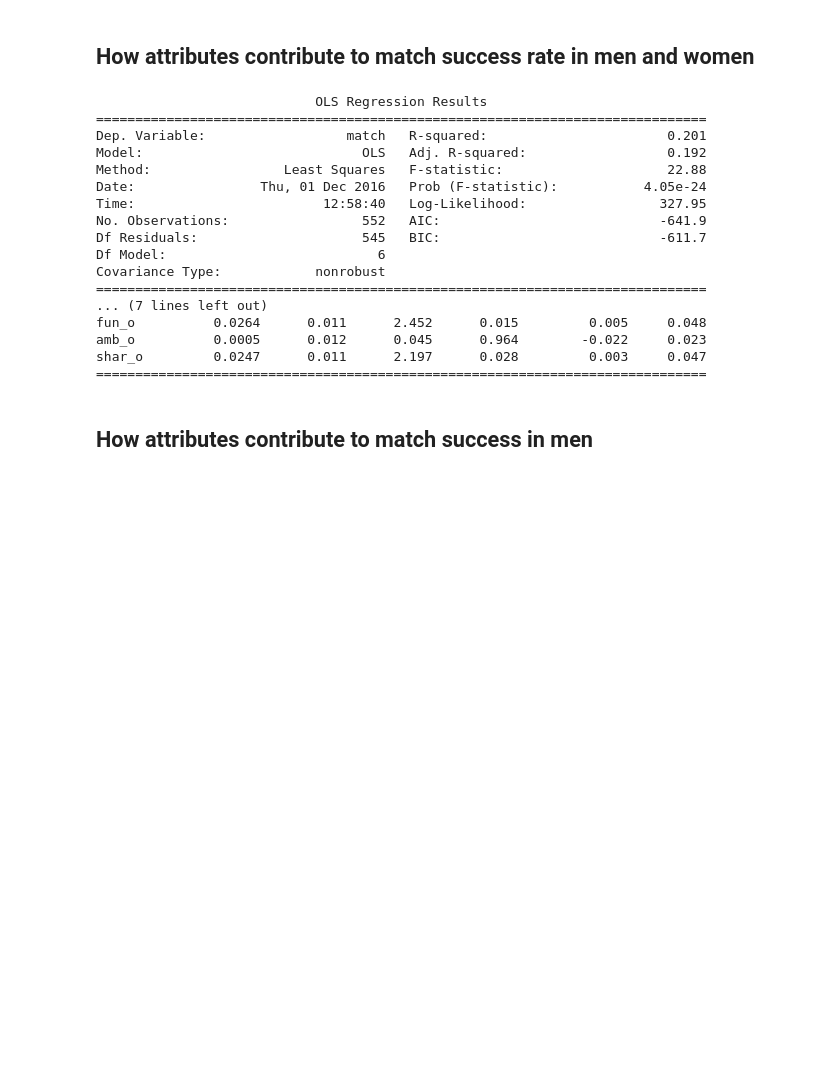
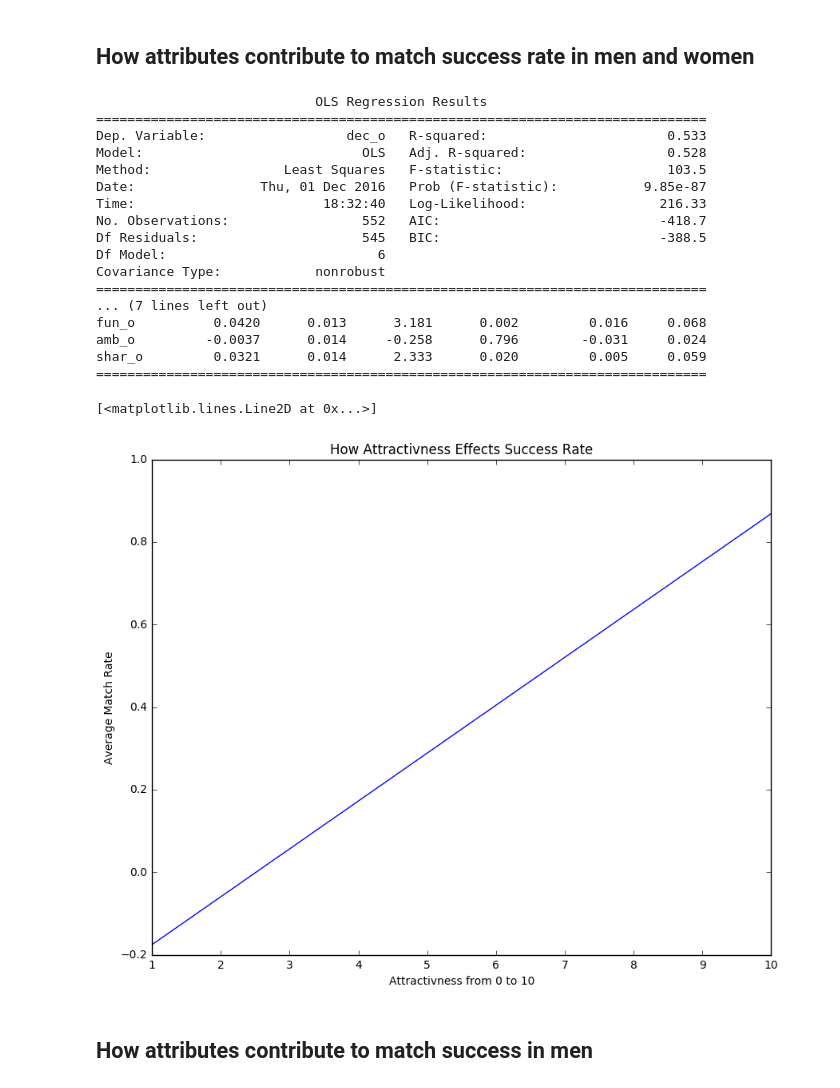
Before and after one commit to magescher/DataScience_SpeedDatingExperiment, a Jupyter notebook: SpeedDating.ipynb, the cells around one changed output. Saved outputs shown, nothing was run; the diff lists cells and outputs as text; code cells hidden in the pictures; blank space fills up the shorter version.

```diff
--- a/SpeedDating.ipynb
+++ b/SpeedDating.ipynb
@@ -273,43 +314,45 @@ lookup_women=lookup.loc[lookup["gender"]==0]
 # %% [markdown]
 ## How attributes contribute to match success rate in men and women
 # %%
-est = smf.ols('match ~ attr_o + sinc_o + intel_o+fun_o+amb_o+shar_o', lookup).fit()
+est = smf.ols('dec_o ~ attr_o + sinc_o + intel_o+fun_o+amb_o+shar_o', lookup).fit()
 print est.summary().tables[0]
 print est.summary().tables[1]
 
 x=[]
 y=[]
-for j in range (0,11):
+for j in range (1,11):
     avg=0
     for i in range (0,552):
         test_person=lookup[["attr_o","sinc_o","intel_o","fun_o","amb_o","shar_o"]].iloc[i]
         test_person["attr_o"]=j
         avg=avg+est.predict(test_person)[0]
         #print est.predict(test_person)[0]
     y.append(float(avg/552))
     x.append(j)
-plt.title("How Attractivness Effects Match Rate")
+plt.title("How Attractivness Effects Success Rate")
 plt.xlabel("Attractivness from 0 to 10")
 plt.ylabel("Average Match Rate")
 plt.plot(x,y)
 # %% [output]
                             OLS Regression Results
 ==============================================================================
-Dep. Variable:                  match   R-squared:                       0.201
-Model:                            OLS   Adj. R-squared:                  0.192
-Method:                 Least Squares   F-statistic:                     22.88
-Date:                Thu, 01 Dec 2016   Prob (F-statistic):           4.05e-24
-Time:                        12:58:40   Log-Likelihood:                 327.95
-No. Observations:                 552   AIC:                            -641.9
-Df Residuals:                     545   BIC:                            -611.7
+Dep. Variable:                  dec_o   R-squared:                       0.533
+Model:                            OLS   Adj. R-squared:                  0.528
+Method:                 Least Squares   F-statistic:                     103.5
+Date:                Thu, 01 Dec 2016   Prob (F-statistic):           9.85e-87
+Time:                        18:32:40   Log-Likelihood:                 216.33
+No. Observations:                 552   AIC:                            -418.7
+Df Residuals:                     545   BIC:                            -388.5
 Df Model:                           6
 Covariance Type:            nonrobust
 ==============================================================================
 ... (7 lines left out)
-fun_o          0.0264      0.011      2.452      0.015         0.005     0.048
-amb_o          0.0005      0.012      0.045      0.964        -0.022     0.023
-shar_o         0.0247      0.011      2.197      0.028         0.003     0.047
+fun_o          0.0420      0.013      3.181      0.002         0.016     0.068
+amb_o         -0.0037      0.014     -0.258      0.796        -0.031     0.024
+shar_o         0.0321      0.014      2.333      0.020         0.005     0.059
 ==============================================================================
+[<matplotlib.lines.Line2D at 0x...>]
+[figure, added]
 # %% [markdown]
 ## How attributes contribute to match success in men
 # %%
```
Also changed, not shown: parts of 25 cells of this notebook.
